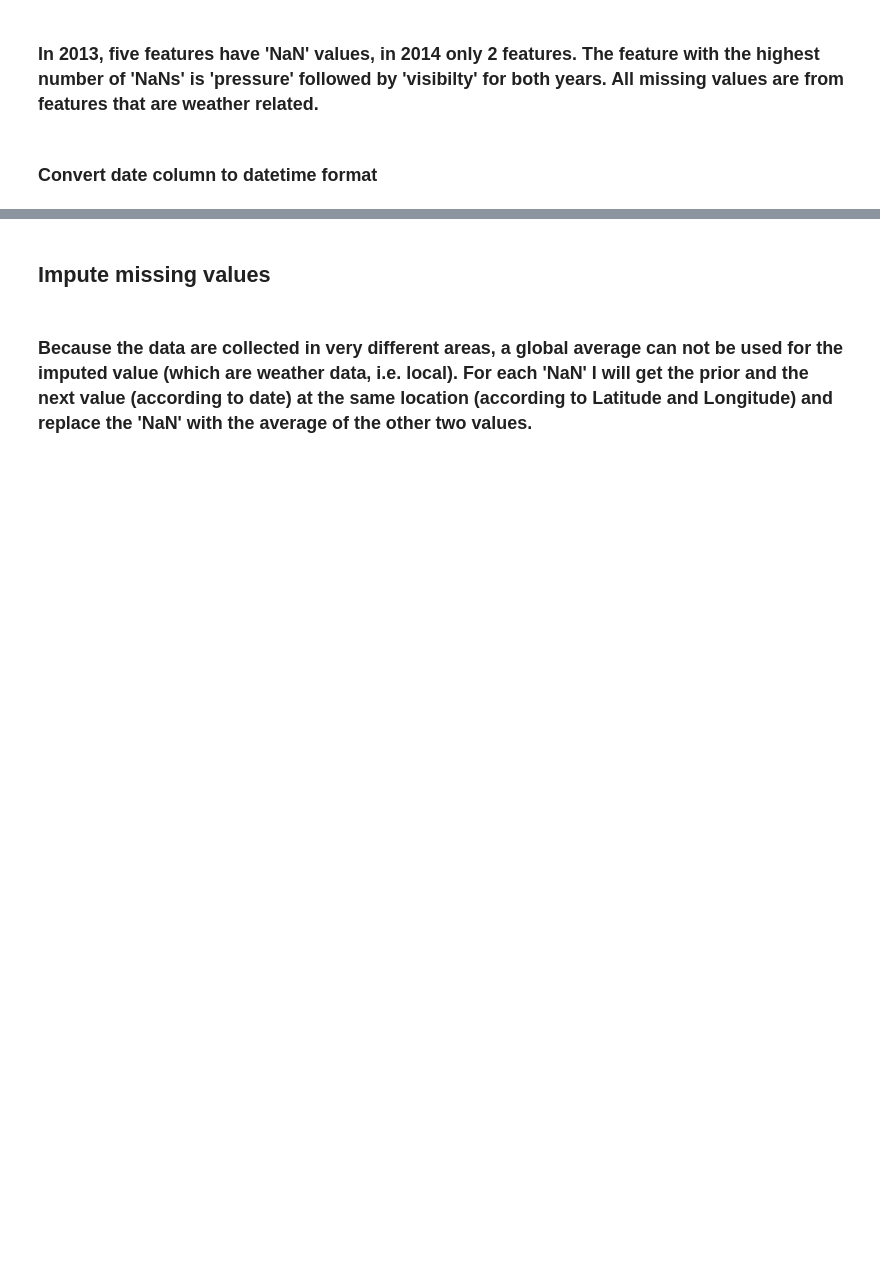
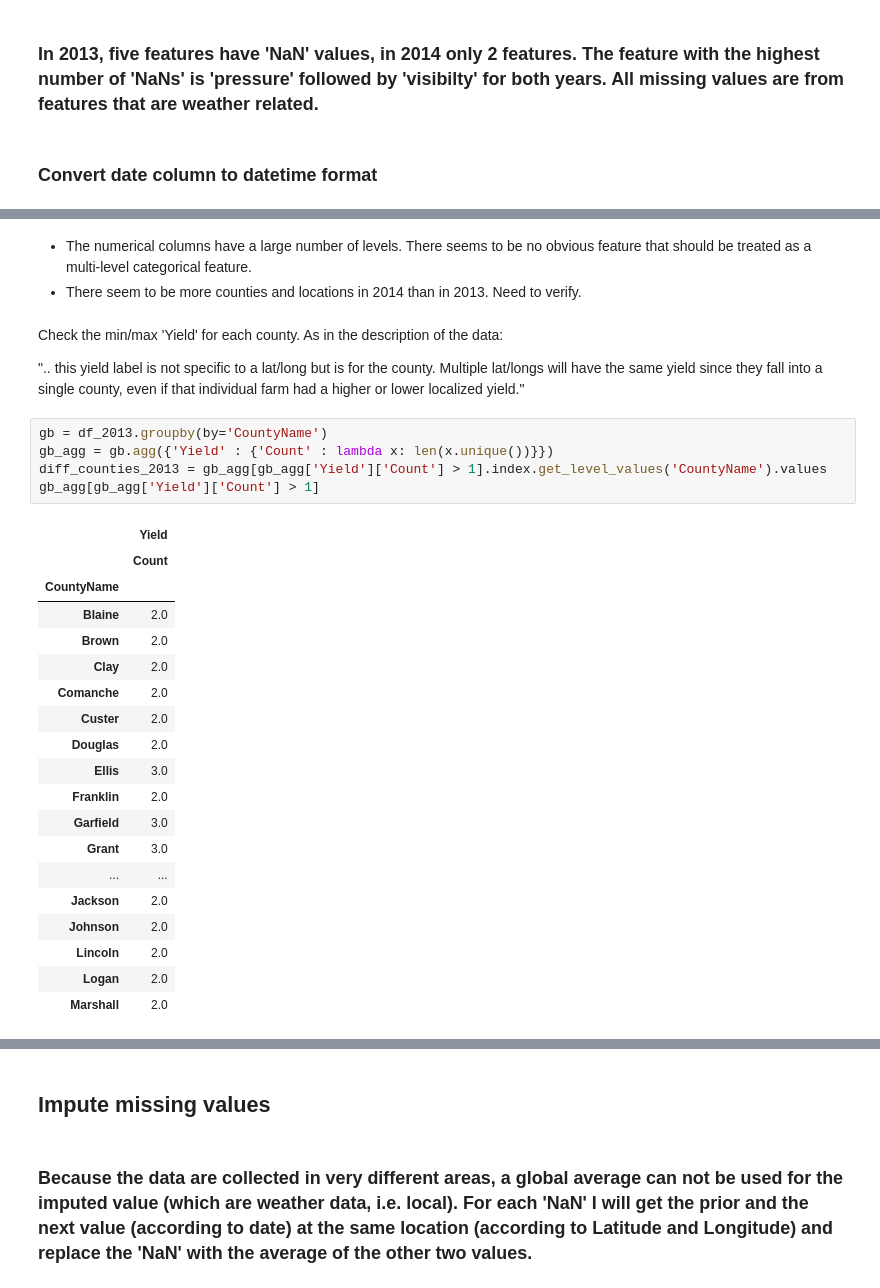
Before and after one commit to cleipski/CropPredict, a Jupyter notebook: 01_data_exploration.ipynb, the cells around one changed output, grey strips where cells are left out. Cells and saved outputs as stored; diff of their text form; blank space fills up the shorter version.

```diff
--- a/01_data_exploration.ipynb
+++ b/01_data_exploration.ipynb
@@ -200,0 +266,32 @@ if not df_2014['Date'].dtype == np.dtype('datetime64[ns]'):
+# %% [markdown]
+* The numerical columns have a large number of levels. There seems to be no obvious feature that should be treated as a multi-level categorical feature.
+* There seem to be more counties and locations in 2014 than in 2013. Need to verify.
+# %% [markdown]
+Check the min/max 'Yield' for each county. As in the description of the data:
+
+".. this yield label is not specific to a lat/long but is for the county. Multiple lat/longs will have the same yield since they fall into a single county, even if that individual farm had a higher or lower localized yield."
+# %%
+gb = df_2013.groupby(by='CountyName')
+gb_agg = gb.agg({'Yield' : {'Count' : lambda x: len(x.unique())}})
+diff_counties_2013 = gb_agg[gb_agg['Yield']['Count'] > 1].index.get_level_values('CountyName').values
+gb_agg[gb_agg['Yield']['Count'] > 1]
+# %% [output]
+|  | Yield |
+|  | Count |
+| CountyName |  |
+| Blaine | 2.0 |
+| Brown | 2.0 |
+| Clay | 2.0 |
+| Comanche | 2.0 |
+| Custer | 2.0 |
+| Douglas | 2.0 |
+| Ellis | 3.0 |
+| Franklin | 2.0 |
+| Garfield | 3.0 |
+| Grant | 3.0 |
+| ... | ... |
+| Jackson | 2.0 |
+| Johnson | 2.0 |
+| Lincoln | 2.0 |
+| Logan | 2.0 |
+| Marshall | 2.0 |
```
Also changed, not shown: parts of 68 cells of this notebook.
